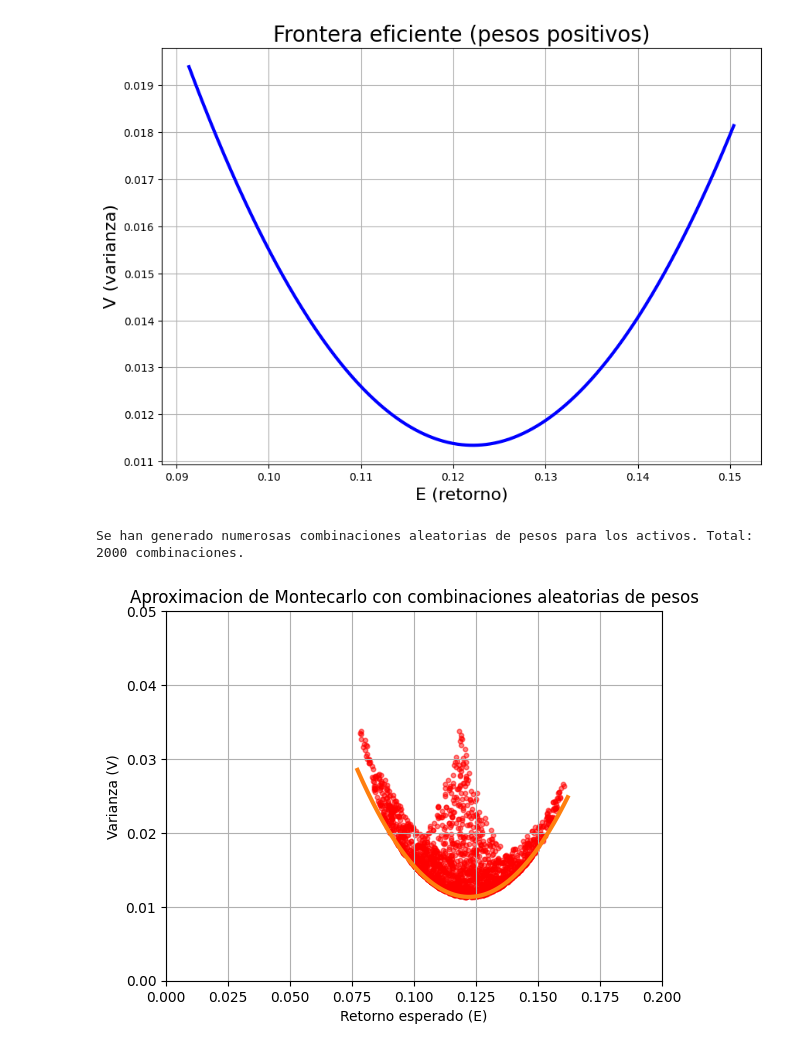
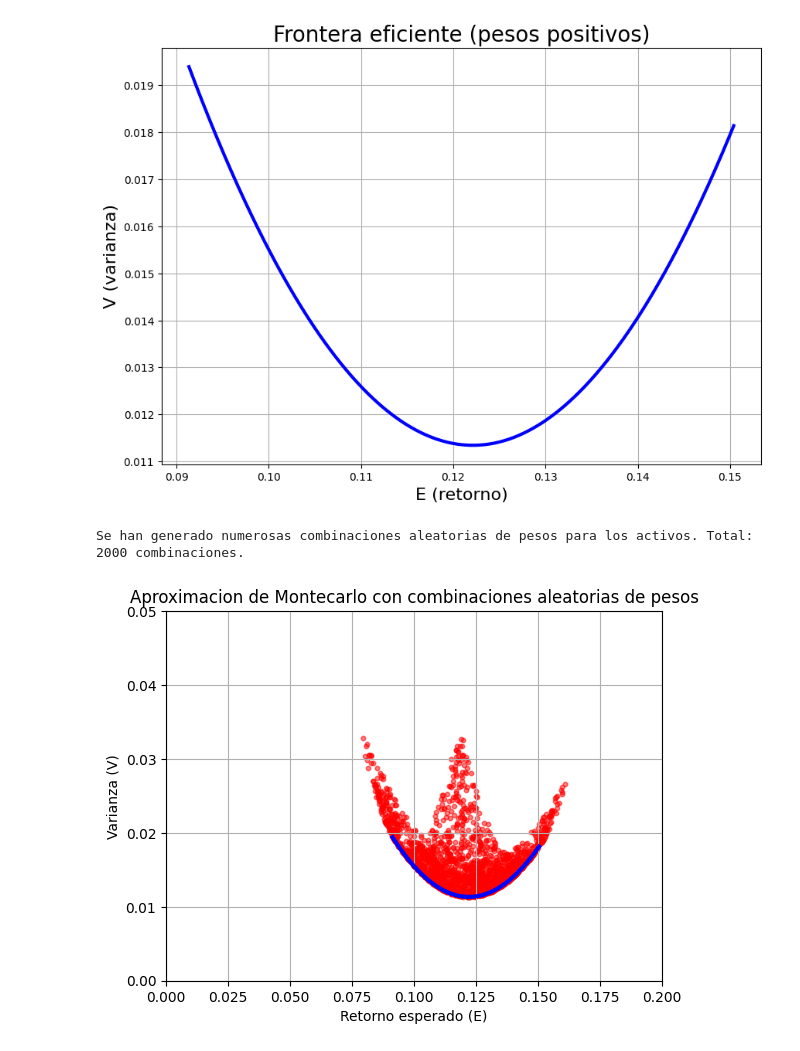
Before and after one commit to YuXiang1105/Assets_optimization, a Jupyter notebook: src/3ETFsLagrangiano.ipynb, the cells around one changed output. Saved outputs shown, nothing was run; the diff lists cells and outputs as text; code cells hidden in the pictures.

```diff
--- a/src/3ETFsLagrangiano.ipynb
+++ b/src/3ETFsLagrangiano.ipynb
@@ -124,14 +123,12 @@ p3_func = sp.lambdify(E, p3_expr, "numpy")
-# %%
-p1_vals = p1_func(E_vals_float)
-p2_vals = p2_func(E_vals_float)
-p3_vals = p3_func(E_vals_float)
 # %%
 #Reestriccion de pesos positivos
 mask = (p1_vals >= 0) & (p2_vals >= 0) & (p3_vals >= 0)
 
 #Filtramos valores , quedan listas sin pesos negativos
-E_ok  = E_vals_float[mask]
-V_ok  = V_vals_float[mask]
-p1_ok = p1_vals[mask]
-p2_ok = p2_vals[mask]
-p3_ok = p3_vals[mask]
+E_res  = E_vals_float[mask]
+V_res  = V_vals_float[mask]
+p1_res = p1_vals[mask]
+p2_res = p2_vals[mask]
+p3_res = p3_vals[mask]
+print(E_res)
+print(V_res)
@@ -174,33 +178,32 @@ lista_monteCarlo = []
 # Este comando da solamente los pesos que suman 1 y nos da valores aleatorios, que son carteras aleatorias
 pesos = np.random.dirichlet(np.ones(3), size=N)
 
 # Guardamos los pesos
 for i in range(N):
     lista_monteCarlo.append((pesos[i][0], pesos[i][1], pesos[i][2]))
 # Print para el tamaño, y ademas debbing para ver que se estan generando las combinaciones
 print(f"Se han generado numerosas combinaciones aleatorias de pesos para los activos. Total: {N} combinaciones.")
 plt.figure()
-plt.plot(E_ok, V_ok)
 
 # Calulamos el retorno esperado y la varianza para cada combinacion de pesos, y los graficamos, para ver que caen debajo de la frontera eficiente
 for i in range(len(lista_monteCarlo)):
     p1Carlo, p2Carlo, p3Carlo = lista_monteCarlo[i]
     E_random = m1*p1Carlo + m2*p2Carlo + m3*p3Carlo
     V_random = v1*p1Carlo**2 + v2*p2Carlo**2 + v3*p3Carlo**2 + 2*cv12*p1Carlo*p2Carlo + 2*cv13*p1Carlo*p3Carlo + 2*cv23*p2Carlo*p3Carlo
     plt.scatter(E_random, V_random, color='red', s=10, alpha=0.5)
 
 # Hacemos el plot similar anterior, pero con un scatterplot (puntos de (E,V)) para ver que se aproxima bien
 plt.xlabel("Retorno esperado (E)")
 plt.ylabel("Varianza (V)")
 plt.title("Aproximacion de Montecarlo con combinaciones aleatorias de pesos")
-plt.plot(E_vals, V_vals, linewidth=3)
+plt.plot(E_res, V_res, linewidth=3, color="blue")
 plt.xlim(0, 0.2)
 plt.ylim(0, 0.05)
 
 plt.grid(True)
 
 plt.savefig("aproxLagrange.png", dpi=300, bbox_inches="tight")
 plt.show()
 # %% [output]
 Se han generado numerosas combinaciones aleatorias de pesos para los activos. Total: 2000 combinaciones.
-[figure, old version]
+[figure, new version]
```
Also changed, not shown: parts of 5 cells of this notebook, 3 other files.
